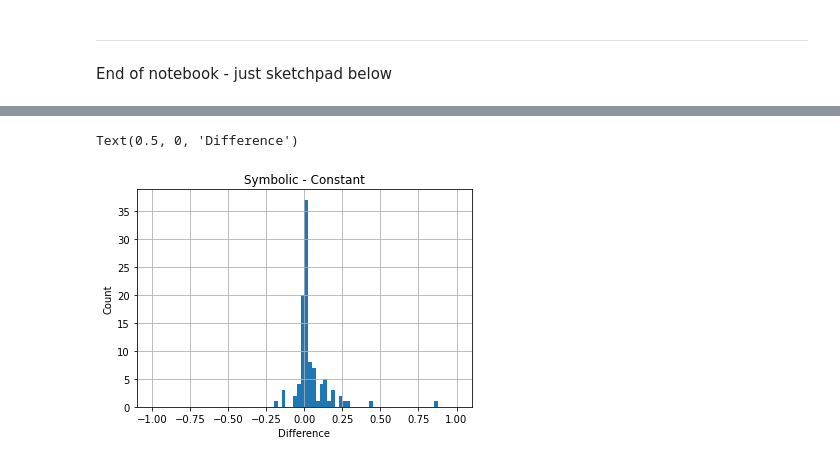
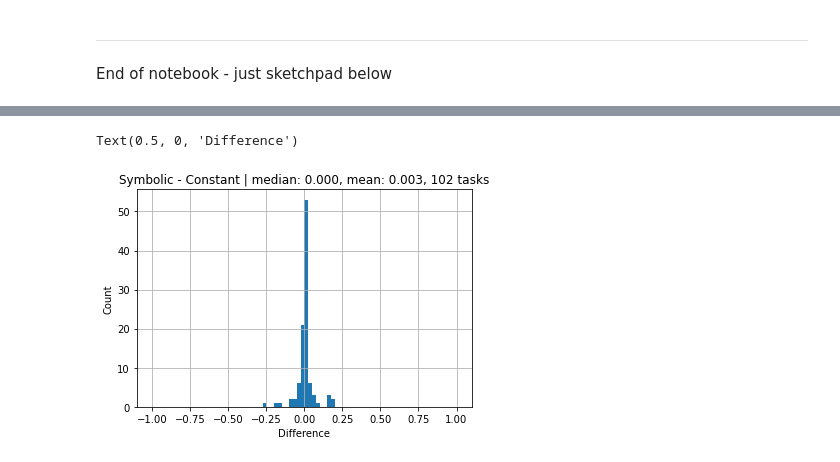
Before and after one commit to PGijsbers/symbolicdefaults, a Jupyter notebook: LogParsing.ipynb, the cells around one changed output, grey strips where cells are left out. Cells and saved outputs as stored; diff of their text form; code cells hidden in the pictures.

```diff
--- a/LogParsing.ipynb
+++ b/LogParsing.ipynb
@@ -297,9 +305,13 @@ expr_count
 # %% [markdown]
 We can look at the found expressions per problem:
 # %%
-for length, expressions in sorted(traces["svm_cst_a1"].expressions.items()):
-    if 0 < length < 4:
-        m = max(set(expressions), key=expressions.count)
-        expr_count.loc[length][log] = expressions.count(m)
-        print(f" Found {len(expressions):3d} expressions of length {length}. Most frequent: {m} ({expressions.count(m)} times)")
+a = run_one #f"mlr_knn_lisa_gaussian" # run_one
+for log, trace in traces.items():
+    print(log)
+    for length, expressions in sorted(trace.expressions.items()):
+        if 0 < length < 4:
+            m = max(set(expressions), key=expressions.count)
+            expr_count.loc[length][log] = expressions.count(m)
+            # print(f" Found {len(expressions):3d} expressions of length {length}. Most frequent: {m} ({expressions.count(m)} times)")
+            print(f"Most frequent length {length} solution in Pareto front ({expressions.count(m)} times in {len(traces[a].scores) // 2} tasks):\n     {m}")
 # %% [output]
@@ -400,12 +421,13 @@ End of notebook - just sketchpad below
 # %%
+minimum = dict(knn=100, svm=100, glmnet=100, rpart=60)
 final_scores = pd.DataFrame()
 for log, trace in traces.items():
     # Filter out runs with >100 tasks completed:
-    if len(trace.scores) / 2 > 100:
+    if len(trace.scores) / 2 > minimum[alg]:
         out_sample = trace.scores.index.map(lambda idx: idx[1] == "out-sample")
         log_oos = trace.scores.loc[out_sample].final.rename(log)
         final_scores = final_scores.append(log_oos)
-        if log == "svm_warm":
+        if log == run_one:
             # contains benchmark scores
             for b in trace.baseline:
                 baseline_score = trace.scores.loc[out_sample][b].rename(b)
@@ -426,8 +439,11 @@ final_scores
 # filter out incomplete tasks:
 final = final_scores.loc[:, ~final_scores.isna().any()]
 df = final
+# %%
+run_one="mlr_svm_lisa"
+run_two="svm_warm"
 # %%
-df = df.loc[["mlr_svm_lisa", "svm_cst"]]
+df = df.loc[[run_one, run_two]]
 # %%
 alone = {k: 0 for k in df.index.values}
 shared = {k: 0 for k in df.index.values}
@@ -469,12 +485,12 @@ d_svm_cst         0.0111
 dtype: float64
 # %%
-ax = (df.loc["mlr_svm_lisa"] - df.loc["svm_cst"]).hist(bins=[(f / 40 - 1) for f in range(81)])
-ax.set_title("Symbolic - Constant")
+ax = (df.loc[run_one] - df.loc[run_two]).hist(bins=[(f / 40 - 1) for f in range(81)])
+ax.set_title(f"Symbolic - Constant | median: {(df.loc[run_one] - df.loc[run_two]).median():.3f}, mean: {(df.loc[run_one] - df.loc[run_two]).mean():.3f}, {df.shape[1]} tasks")
 ax.set_ylabel("Count")
 ax.set_xlabel("Difference")
 # %% [output]
 Text(0.5, 0, 'Difference')
-[figure, old version]
+[figure, new version]
 # %%
 sum((df.loc["mlr_svm_lisa"] - df.loc["svm_cst"]) > 0)
 # %% [output]
```
Also changed, not shown: parts of 17 cells of this notebook.
